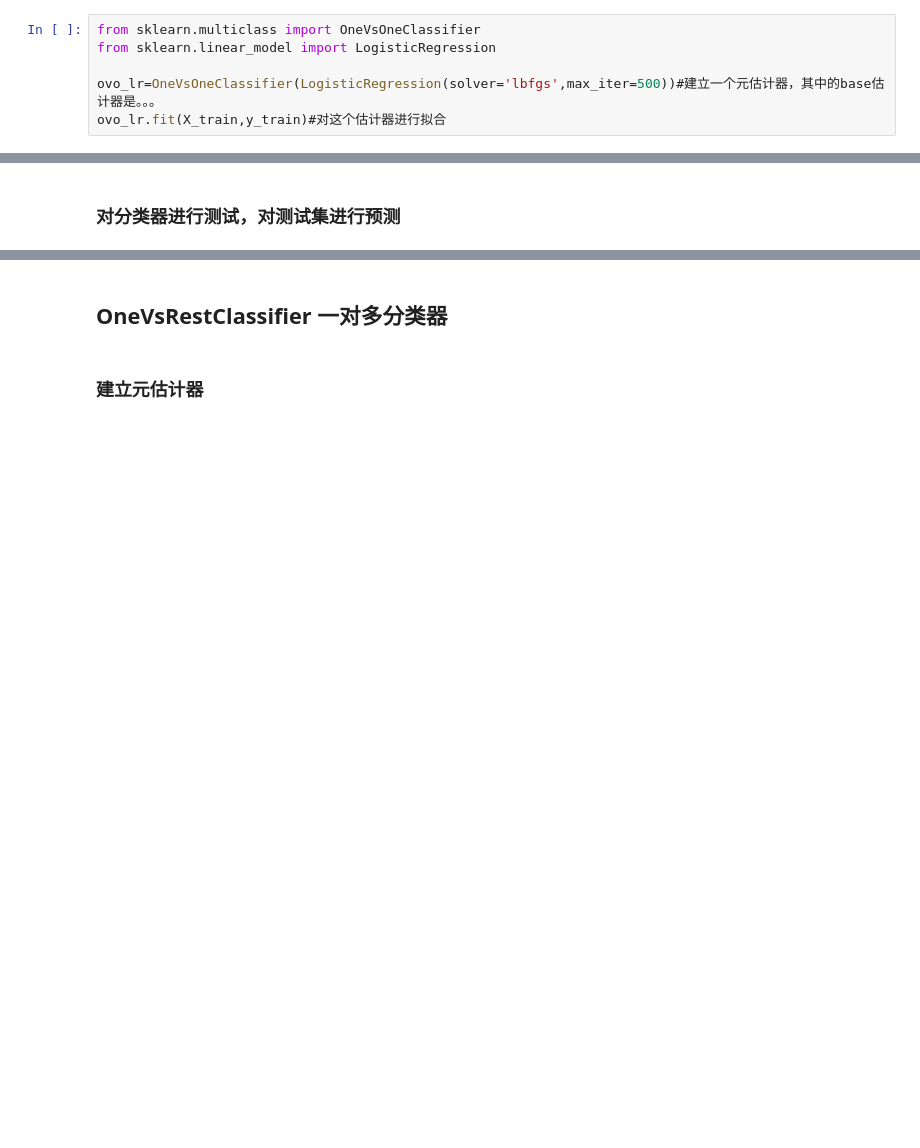
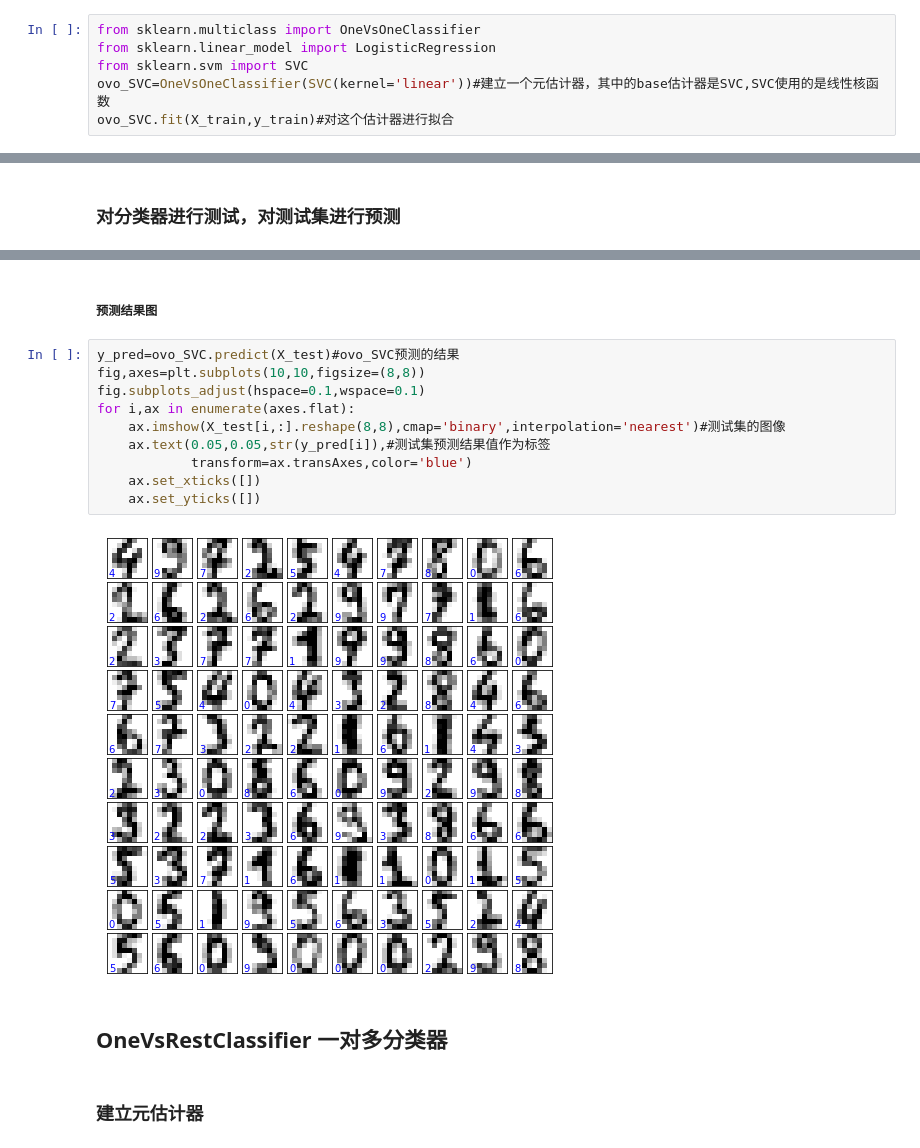
Before and after one commit to suanzi-yi/jupyter_notebooks, a Jupyter notebook: digits.ipynb, the cells around one changed output, grey strips where cells are left out. Drawn from its saved outputs; the diff is of its cells as text; blank space fills up the shorter version.

```diff
--- a/digits.ipynb
+++ b/digits.ipynb
@@ -164,7 +164,7 @@ for i,ax in enumerate(axes.flat):
 # %%
 from sklearn.multiclass import OneVsOneClassifier
 from sklearn.linear_model import LogisticRegression
-
-ovo_lr=OneVsOneClassifier(LogisticRegression(solver='lbfgs',max_iter=500))#建立一个元估计器，其中的base估计器是。。。
-ovo_lr.fit(X_train,y_train)#对这个估计器进行拟合
+from sklearn.svm import SVC
+ovo_SVC=OneVsOneClassifier(SVC(kernel='linear'))#建立一个元估计器，其中的base估计器是SVC,SVC使用的是线性核函数
+ovo_SVC.fit(X_train,y_train)#对这个估计器进行拟合
 # %% [output]
@@ -224,3 +248,17 @@ weighted avg       0.98      0.97      0.97       360
+# %% [markdown]
+##### 预测结果图
+# %%
+y_pred=ovo_SVC.predict(X_test)#ovo_SVC预测的结果
+fig,axes=plt.subplots(10,10,figsize=(8,8))
+fig.subplots_adjust(hspace=0.1,wspace=0.1)
+for i,ax in enumerate(axes.flat):
+    ax.imshow(X_test[i,:].reshape(8,8),cmap='binary',interpolation='nearest')#测试集的图像
+    ax.text(0.05,0.05,str(y_pred[i]),#测试集预测结果值作为标签
+            transform=ax.transAxes,color='blue')
+    ax.set_xticks([])
+    ax.set_yticks([])
+# %% [output]
+[figure, added]
 # %% [markdown]
 ## OneVsRestClassifier 一对多分类器
 # %% [markdown]
```
Also changed, not shown: parts of 13 cells of this notebook.
